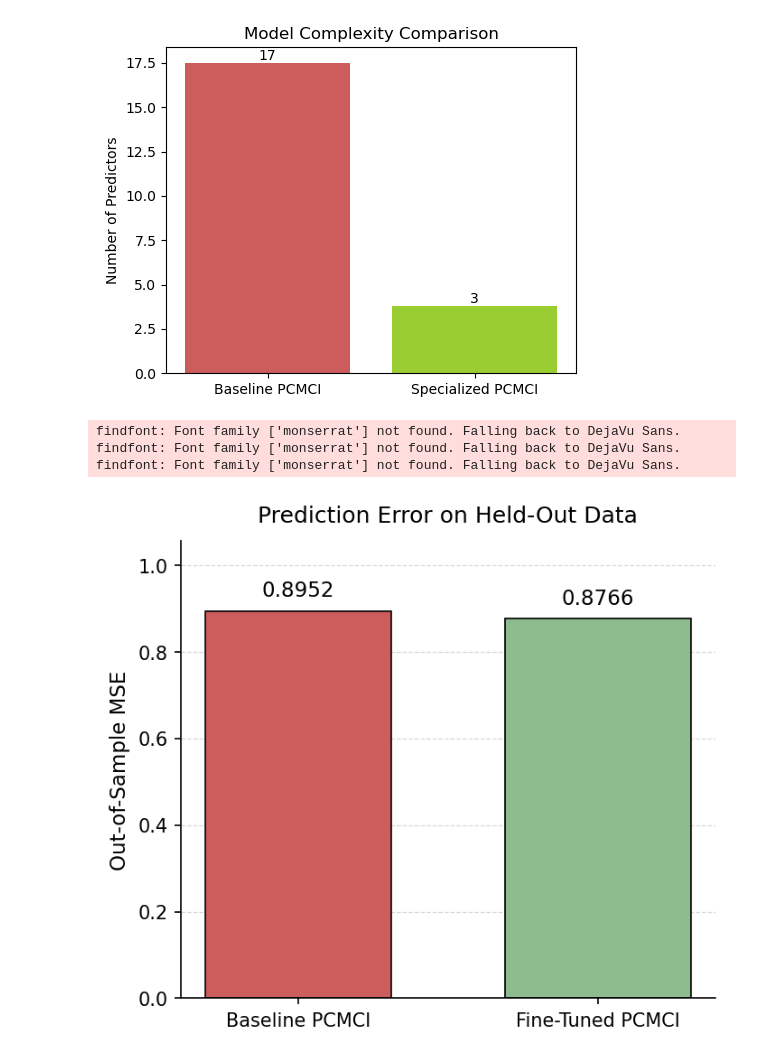
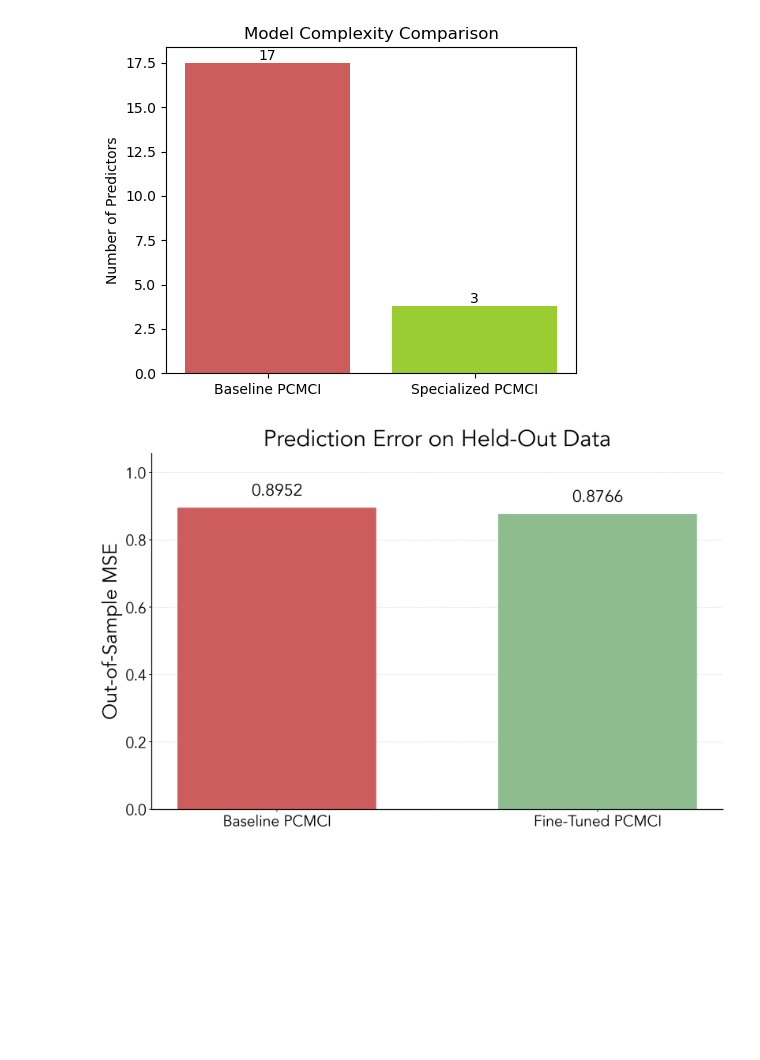
Before and after one commit to lauradiazrodriguez/dsc180_group1, a Jupyter notebook: notebooks/poster/barcharts.ipynb, the cells around one changed output. Saved outputs shown, nothing was run; the diff lists cells and outputs as text; code cells hidden in the pictures; blank space fills up the shorter version.

Commit message:
update graphs, remove old graph files

```diff
--- a/notebooks/poster/barcharts.ipynb
+++ b/notebooks/poster/barcharts.ipynb
@@ -180,22 +215,6 @@ plt.show()
 # %%
 baseline_mse = 0.89524
 specialized_mse = 0.87664
-
-# -----------------------------
-# Global style
-# -----------------------------
-plt.rcParams.update({
-    "font.family": "monserrat",
-    "font.size": 11,
-    "axes.titlesize": 12,
-    "axes.labelsize": 11,
-    "xtick.labelsize": 10,
-    "ytick.labelsize": 10,
-    "legend.fontsize": 10,
-    "figure.dpi": 150,
-    "savefig.dpi": 600,
-    "axes.linewidth": 0.8
-})
 
 models = ["Baseline PCMCI", "Fine-Tuned PCMCI"]
 
@@ -214,50 +233,46 @@ mse_colors = (
     else [better_color, worse_color]
 )
 
-fig, ax = plt.subplots(figsize=(4.8, 4.2))
+fig, ax = plt.subplots(figsize=(12, 8))
 x = np.arange(len(models))
 
 bars = ax.bar(
     x, mse_values, width=0.62,
-    color=mse_colors,
-    edgecolor="black", linewidth=0.8
+    color=mse_colors, linewidth=0.8
 )
 
 ax.set_xticks(x)
 ax.set_xticklabels(models)
 ax.set_ylabel("Out-of-Sample MSE")
 ax.set_title("Prediction Error on Held-Out Data", pad=10)
 
 # Light y-grid only
 ax.grid(axis="y", linestyle="--", linewidth=0.6, alpha=0.5)
 ax.set_axisbelow(True)
 
 # Remove unnecessary spines
 ax.spines["top"].set_visible(False)
 ax.spines["right"].set_visible(False)
 
 # Add headroom for labels
 ymax = max(mse_values)
 ax.set_ylim(0, ymax * 1.18)
 
 # Value labels
 for bar, val in zip(bars, mse_values):
     ax.text(
         bar.get_x() + bar.get_width() / 2,
         bar.get_height() + ymax * 0.025,
         f"{val:.4f}",
         ha="center", va="bottom"
     )
 
 fig.tight_layout()
 fig.savefig("mse_comparison_publication.png", bbox_inches="tight")
 fig.savefig("mse_comparison_publication.pdf", bbox_inches="tight")
 plt.show()
 # %% [output]
-findfont: Font family ['monserrat'] not found. Falling back to DejaVu Sans.
-findfont: Font family ['monserrat'] not found. Falling back to DejaVu Sans.
-findfont: Font family ['monserrat'] not found. Falling back to DejaVu Sans.
-[figure, old version]
+[figure, new version]
 # %%
 baseline_num_preds = 17.5
 specialized_num_preds = 3.8
```
Also changed, not shown: parts of 2 cells of this notebook, 8 other files.
